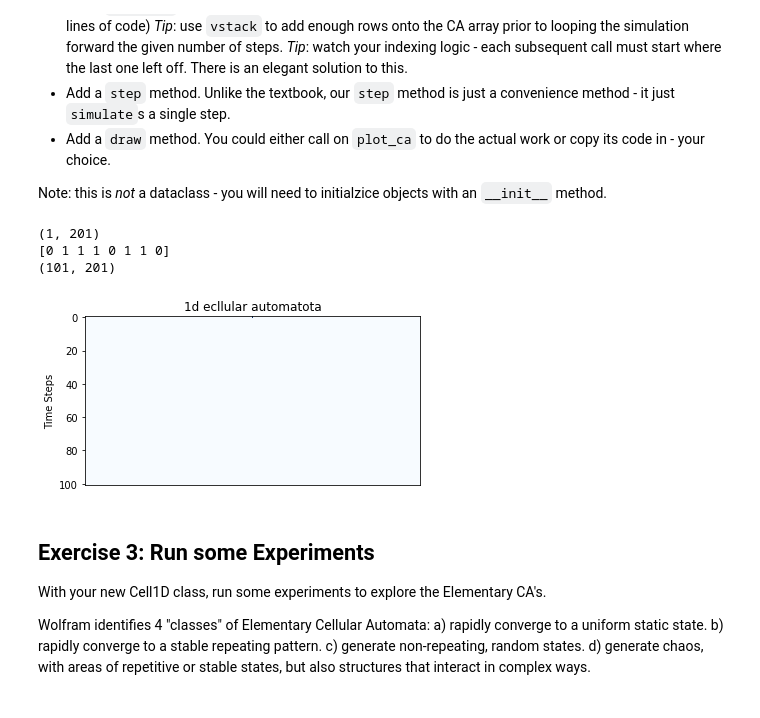
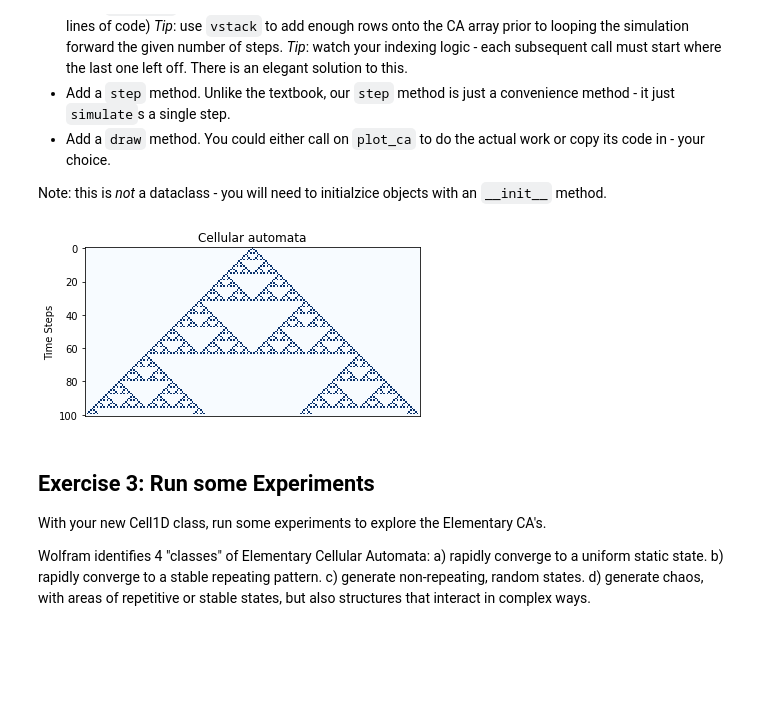
Before and after one commit to rdonald03/cap-comp215, a Jupyter notebook: labs/lab05.ipynb, the cells around one changed output. Drawn from its saved outputs; the diff is of its cells as text; code cells hidden in the pictures; blank space fills up the shorter version.

```diff
--- a/labs/lab05.ipynb
+++ b/labs/lab05.ipynb
@@ -156,39 +156,41 @@ Note: this is *not* a dataclass - you will need to initialzice objects with an `
 # %%
 class Cell1D:
 
   def __init__(self, start_state, rule_number):
    self.timesteps = np.vstack([start_state, ])
    self.rule = get_lookup_table (rule_number)
-   print(self.timesteps.shape)
-   print (self.rule)
+   #print(self.timesteps.shape)
+   #print (self.rule)
 
   def simulate(self, n_steps):
    current_step = self.timesteps.shape [0]
    n_cells = self.timesteps.shape [1]
-
    empty_states = np.zeros((n_steps, n_cells), dtype = np.uint8)
    self.timesteps = np.vstack ([self.timesteps, empty_states])
-   print(self.timesteps.shape)
+   for i in range (1, n_steps):
+     self.timesteps[i] = transition(self.timesteps[i - 1], self.rule)
+   return self.timesteps
+
+
+   #print(self.timesteps.shape)
 
   def step(self):
    self.simulate (1)
+   return self.timesteps
 
 
-  def draw (self):
-    plot_ca(self.timesteps, "1d ecllular automatota")
+  def draw (self, title):
+    plot_ca(self.timesteps, title)
 
 
 
-ca = Cell1D(single_centre_array(201), rule_number= 110) # can change these values
+ca = Cell1D(single_centre_array(201), rule_number= 90) # can change these values
 ca.simulate(100)
-#ca.simulate (5)
 
-ca.draw ()
+
+ca.draw ("Cellular automata")
 # %% [output]
-(1, 201)
-[0 1 1 1 0 1 1 0]
-(101, 201)
-[figure, old version]
+[figure, new version]
 # %% [markdown]
 ## Exercise 3: Run some Experiments
 With your new Cell1D class, run some experiments to explore the Elementary CA's.
```
Also changed, not shown: parts of 5 cells of this notebook.
